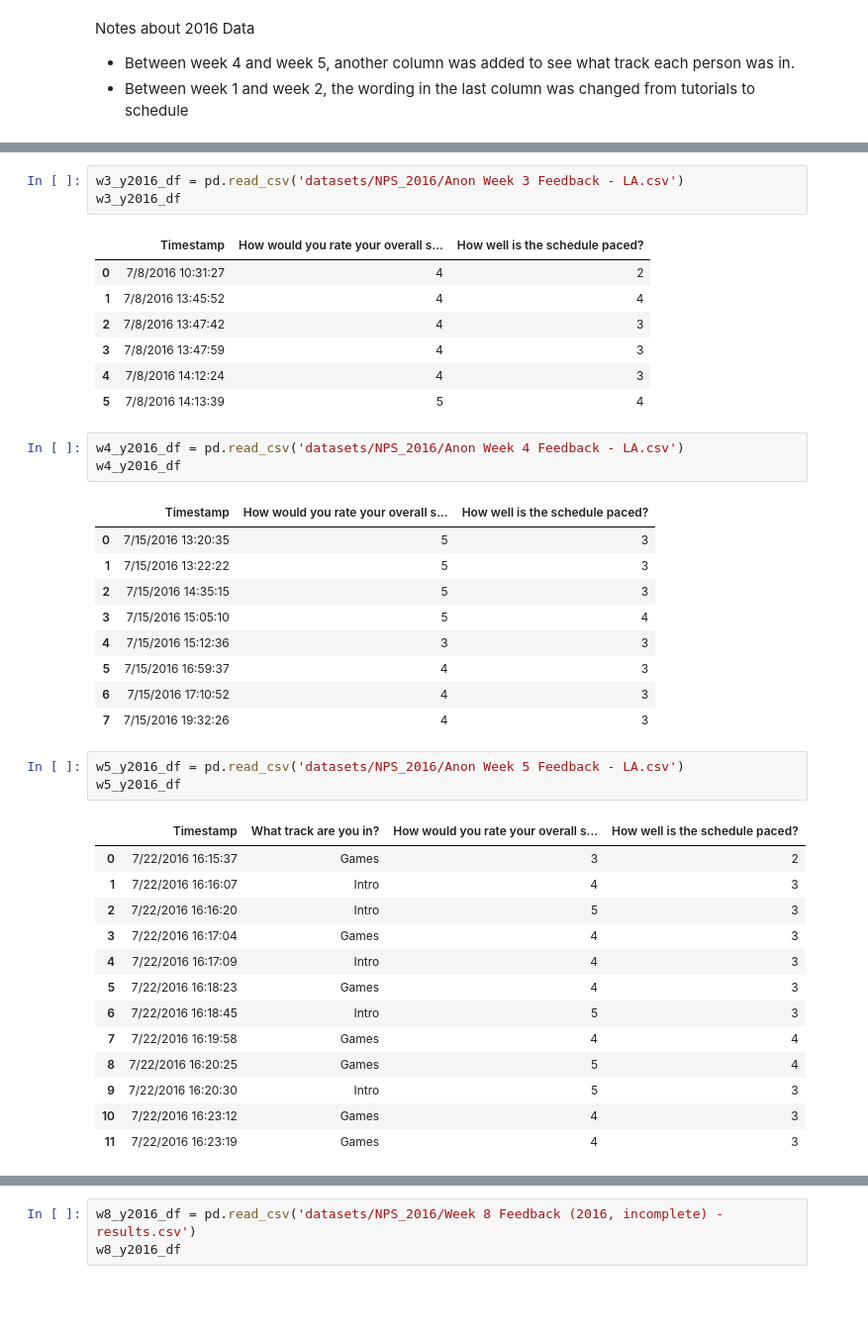
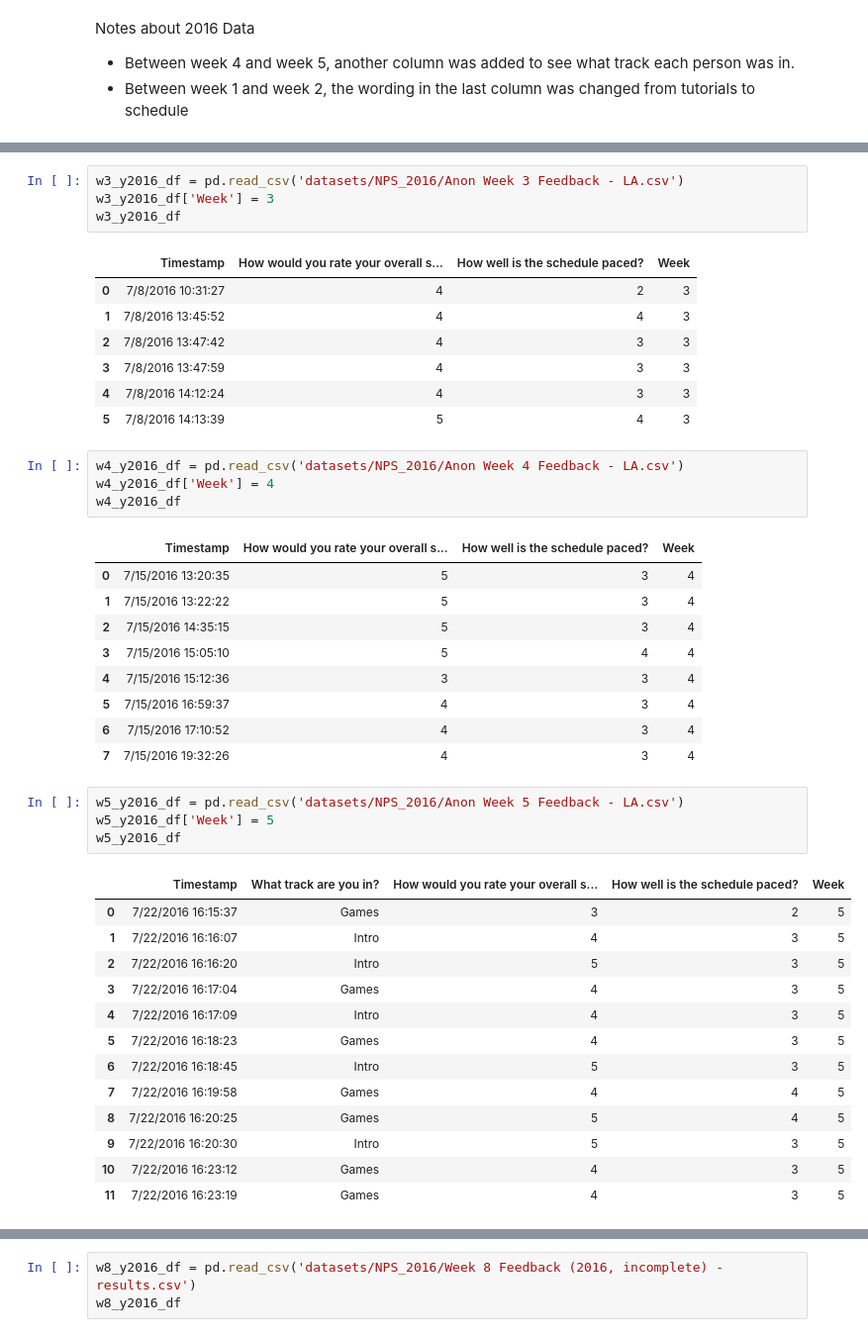
Before and after one commit to anselb/DS-1-Data-Analysis, a Jupyter notebook: Exploring_Summer_Academy_NPS_Data.ipynb, the cells around one changed output, grey strips where cells are left out. Shown: that part at 99% size. Cells and saved outputs as stored; diff of their text form; blank space fills up the shorter version.

```diff
--- a/Exploring_Summer_Academy_NPS_Data.ipynb
+++ b/Exploring_Summer_Academy_NPS_Data.ipynb
@@ -48,43 +50,46 @@ w2_y2016_df
 # %%
 w3_y2016_df = pd.read_csv('datasets/NPS_2016/Anon Week 3 Feedback - LA.csv')
+w3_y2016_df['Week'] = 3
 w3_y2016_df
 # %% [output]
-|  | Timestamp | How would you rate your overall s... | How well is the schedule paced? |
-| 0 | 7/8/2016 10:31:27 | 4 | 2 |
-| 1 | 7/8/2016 13:45:52 | 4 | 4 |
-| 2 | 7/8/2016 13:47:42 | 4 | 3 |
-| 3 | 7/8/2016 13:47:59 | 4 | 3 |
-| 4 | 7/8/2016 14:12:24 | 4 | 3 |
-| 5 | 7/8/2016 14:13:39 | 5 | 4 |
+|  | Timestamp | How would you rate your overall s... | How well is the schedule paced? | Week |
+| 0 | 7/8/2016 10:31:27 | 4 | 2 | 3 |
+| 1 | 7/8/2016 13:45:52 | 4 | 4 | 3 |
+| 2 | 7/8/2016 13:47:42 | 4 | 3 | 3 |
+| 3 | 7/8/2016 13:47:59 | 4 | 3 | 3 |
+| 4 | 7/8/2016 14:12:24 | 4 | 3 | 3 |
+| 5 | 7/8/2016 14:13:39 | 5 | 4 | 3 |
 # %%
 w4_y2016_df = pd.read_csv('datasets/NPS_2016/Anon Week 4 Feedback - LA.csv')
+w4_y2016_df['Week'] = 4
 w4_y2016_df
 # %% [output]
-|  | Timestamp | How would you rate your overall s... | How well is the schedule paced? |
-| 0 | 7/15/2016 13:20:35 | 5 | 3 |
-| 1 | 7/15/2016 13:22:22 | 5 | 3 |
-| 2 | 7/15/2016 14:35:15 | 5 | 3 |
-| 3 | 7/15/2016 15:05:10 | 5 | 4 |
-| 4 | 7/15/2016 15:12:36 | 3 | 3 |
-| 5 | 7/15/2016 16:59:37 | 4 | 3 |
-| 6 | 7/15/2016 17:10:52 | 4 | 3 |
-| 7 | 7/15/2016 19:32:26 | 4 | 3 |
+|  | Timestamp | How would you rate your overall s... | How well is the schedule paced? | Week |
+| 0 | 7/15/2016 13:20:35 | 5 | 3 | 4 |
+| 1 | 7/15/2016 13:22:22 | 5 | 3 | 4 |
+| 2 | 7/15/2016 14:35:15 | 5 | 3 | 4 |
+| 3 | 7/15/2016 15:05:10 | 5 | 4 | 4 |
+| 4 | 7/15/2016 15:12:36 | 3 | 3 | 4 |
+| 5 | 7/15/2016 16:59:37 | 4 | 3 | 4 |
+| 6 | 7/15/2016 17:10:52 | 4 | 3 | 4 |
+| 7 | 7/15/2016 19:32:26 | 4 | 3 | 4 |
 # %%
 w5_y2016_df = pd.read_csv('datasets/NPS_2016/Anon Week 5 Feedback - LA.csv')
+w5_y2016_df['Week'] = 5
 w5_y2016_df
 # %% [output]
-|  | Timestamp | What track are you in? | How would you rate your overall s... | How well is the schedule paced? |
-| 0 | 7/22/2016 16:15:37 | Games | 3 | 2 |
-| 1 | 7/22/2016 16:16:07 | Intro | 4 | 3 |
-| 2 | 7/22/2016 16:16:20 | Intro | 5 | 3 |
-| 3 | 7/22/2016 16:17:04 | Games | 4 | 3 |
-| 4 | 7/22/2016 16:17:09 | Intro | 4 | 3 |
-| 5 | 7/22/2016 16:18:23 | Games | 4 | 3 |
-| 6 | 7/22/2016 16:18:45 | Intro | 5 | 3 |
-| 7 | 7/22/2016 16:19:58 | Games | 4 | 4 |
-| 8 | 7/22/2016 16:20:25 | Games | 5 | 4 |
-| 9 | 7/22/2016 16:20:30 | Intro | 5 | 3 |
-| 10 | 7/22/2016 16:23:12 | Games | 4 | 3 |
-| 11 | 7/22/2016 16:23:19 | Games | 4 | 3 |
+|  | Timestamp | What track are you in? | How would you rate your overall s... | How well is the schedule paced? | Week |
+| 0 | 7/22/2016 16:15:37 | Games | 3 | 2 | 5 |
+| 1 | 7/22/2016 16:16:07 | Intro | 4 | 3 | 5 |
+| 2 | 7/22/2016 16:16:20 | Intro | 5 | 3 | 5 |
+| 3 | 7/22/2016 16:17:04 | Games | 4 | 3 | 5 |
+| 4 | 7/22/2016 16:17:09 | Intro | 4 | 3 | 5 |
+| 5 | 7/22/2016 16:18:23 | Games | 4 | 3 | 5 |
+| 6 | 7/22/2016 16:18:45 | Intro | 5 | 3 | 5 |
+| 7 | 7/22/2016 16:19:58 | Games | 4 | 4 | 5 |
+| 8 | 7/22/2016 16:20:25 | Games | 5 | 4 | 5 |
+| 9 | 7/22/2016 16:20:30 | Intro | 5 | 3 | 5 |
+| 10 | 7/22/2016 16:23:12 | Games | 4 | 3 | 5 |
+| 11 | 7/22/2016 16:23:19 | Games | 4 | 3 | 5 |
 # %%
 w6_y2016_df = pd.read_csv('datasets/NPS_2016/Anon Week 6 Feedback - LA.csv')
```
Also changed, not shown: parts of 11 cells of this notebook.
